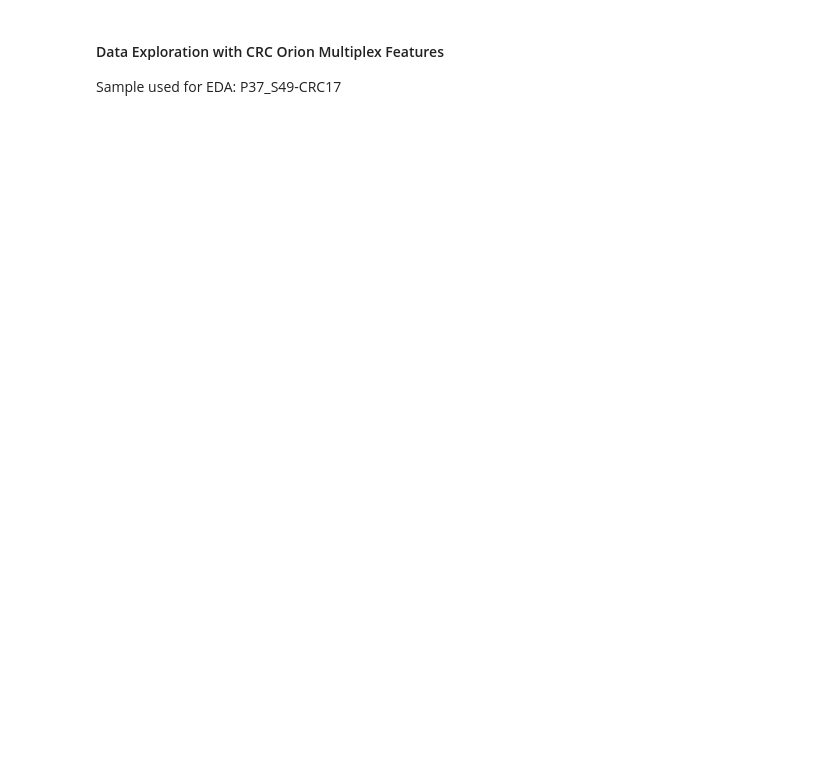
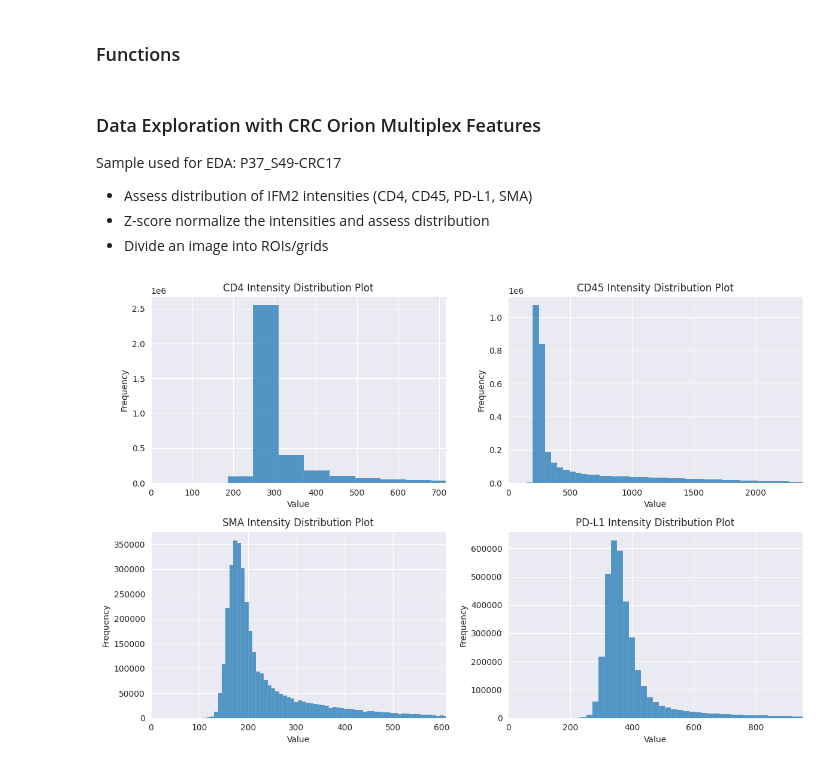
Before and after one commit to emmachancellor/ExtendedCorrelationFunctions_ECD, a Jupyter notebook: spatial_correlation.ipynb, the cells around one changed output. Saved outputs shown, nothing was run; the diff lists cells and outputs as text; code cells hidden in the pictures; blank space fills up the shorter version.

Commit message:
Create core functions

```diff
--- a/spatial_correlation.ipynb
+++ b/spatial_correlation.ipynb
@@ -12,0 +18,2 @@ from smallestEnclosingCircle import make_circle
+# %% [markdown]
+### Functions
@@ -13,6 +189,9 @@ from smallestEnclosingCircle import make_circle
 # %% [markdown]
-#### Data Exploration with CRC Orion Multiplex Features
-Sample used for EDA: P37_S49-CRC17
+### Data Exploration with CRC Orion Multiplex Features
+Sample used for EDA: P37_S49-CRC17<br>
+- Assess distribution of IFM2 intensities (CD4, CD45, PD-L1, SMA)
+- Z-score normalize the intensities and assess distribution
+- Divide an image into ROIs/grids
 # %%
 # Load data containing IFM2 markers
-ifm2_data = pd.read_csv('/Users/emmadyer/Desktop/michor_lab/orion_data/P37_S49-CRC17_ifm2.csv')
+ifm2_data = pd.read_csv('/michorlab/ecdyer/multiplex_spatial/P37_S49-CRC17_IFM2.csv')
@@ -51,0 +198,39 @@ plt.show()
+# %%
+# Distributions without Normalization
+sns.set_style("darkgrid")
+
+titles = ['CD4 Intensity Distribution Plot',
+          'CD45 Intensity Distribution Plot',
+          'SMA Intensity Distribution Plot',
+          'PD-L1 Intensity Distribution Plot']
+
+columns = ['CD4', 'CD45', 'SMA', 'PD-L1']
+
+for c in columns:
+    df = ifm2_data[c]
+    df = np.round(df)
+    sorted_values = np.sort(df)
+
+
+fig, axes = plt.subplots(2, 2, figsize=(12, 8))
+
+for i, c in enumerate(columns):
+    df = ifm2_data[c]
+    df = np.round(df)
+    sorted_values = np.sort(df)
+
+    ax = axes[i // 2, i % 2]
+    sns.histplot(sorted_values, bins=500, ax=ax)
+    ax.set_xlabel('Value')
+    ax.set_ylabel('Frequency')
+    ax.set_title(titles[i])
+    percentile_x = np.percentile(sorted_values, 97)
+    ax.set_xlim(0, percentile_x)
+    #ax.set_ylim(0, 350000)
+
+plt.tight_layout()
+plt.savefig('/michorlab/ecdyer/multiplex_spatial/IFM2_Markers_Distribution_CRC17.png', dpi=300)
+
+plt.show()
+# %% [output]
+[figure, added]
```
Also changed, not shown: parts of 16 cells of this notebook.
